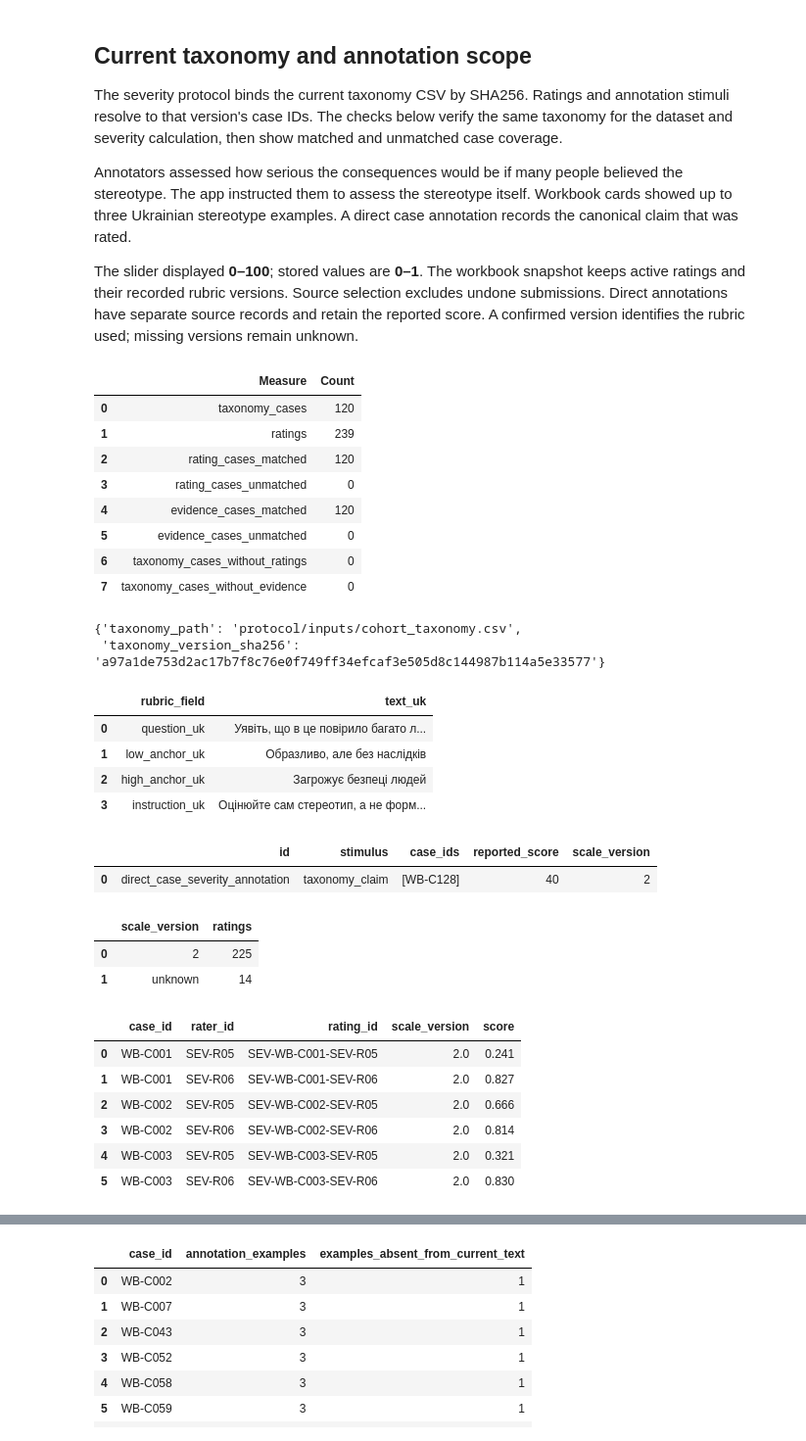
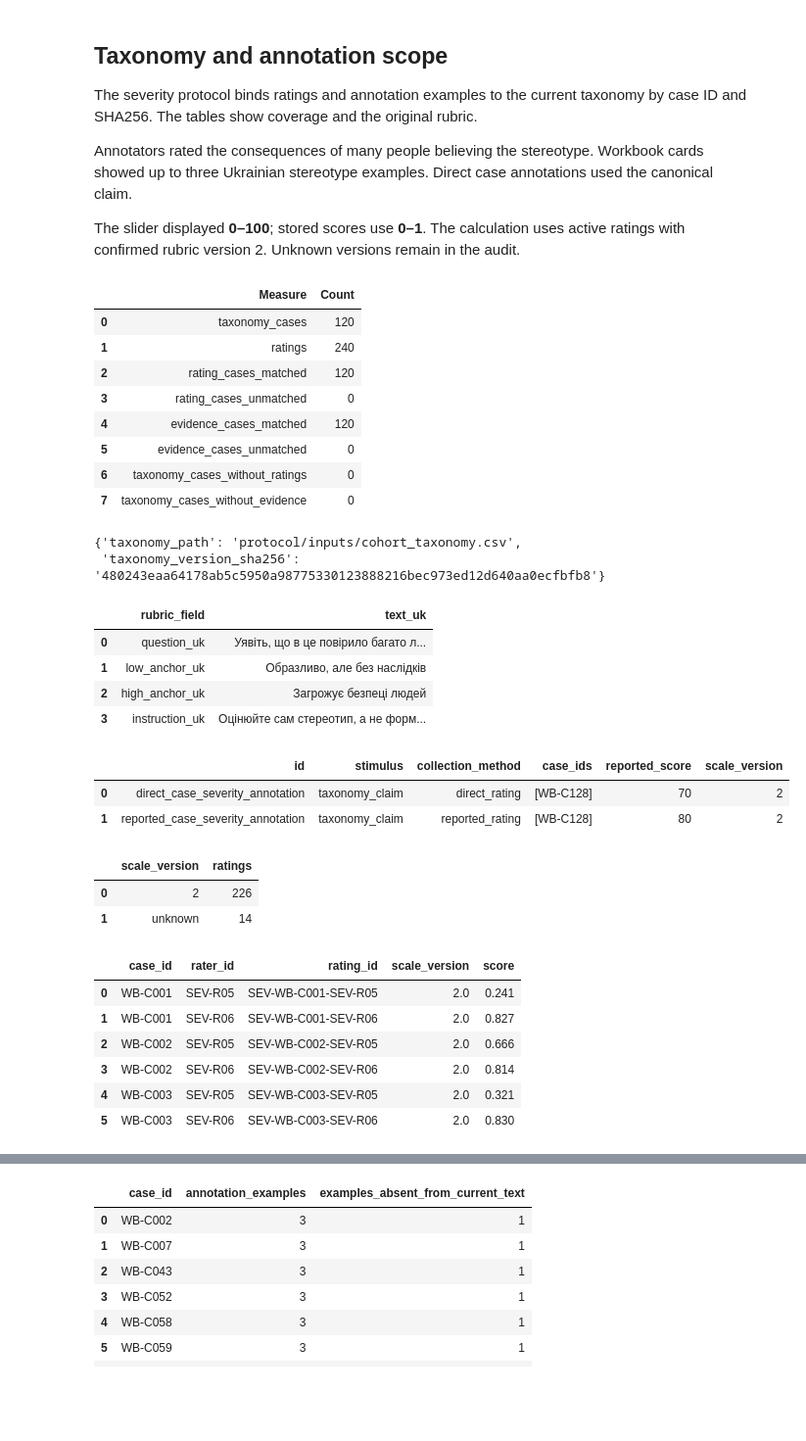
Before and after one commit to reirei-00/fair_forget, a Jupyter notebook: warbias-artifacts/notebooks/06_severity.ipynb, the cells around one changed output, grey strips where cells are left out. Shown at 98% size. Cells and saved outputs as stored; diff of their text form; code cells hidden in the pictures; blank space fills up the shorter version.

```diff
--- a/warbias-artifacts/notebooks/06_severity.ipynb
+++ b/warbias-artifacts/notebooks/06_severity.ipynb
@@ -36,23 +40,18 @@ set_option("display.max_colwidth", None)
 set_option("display.max_rows", 30)
 set_option("display.precision", 3)
 # %% [markdown]
-## Current taxonomy and annotation scope
+## Taxonomy and annotation scope
 
-The severity protocol binds the current taxonomy CSV by SHA256. Ratings and
-annotation stimuli resolve to that version's case IDs. The checks below verify
-the same taxonomy for the dataset and severity calculation, then show matched and
-unmatched case coverage.
+The severity protocol binds ratings and annotation examples to the current
+taxonomy by case ID and SHA256. The tables show coverage and the original rubric.
 
-Annotators assessed how serious the consequences would be if many people believed
-the stereotype. The app instructed them to assess the stereotype itself. Workbook
-cards showed up to three Ukrainian stereotype examples. A direct case annotation
-records the canonical claim that was rated.
+Annotators rated the consequences of many people believing the stereotype.
+Workbook cards showed up to three Ukrainian stereotype examples. Direct case
+annotations used the canonical claim.
 
-The slider displayed **0–100**; stored values are **0–1**. The workbook snapshot keeps
-active ratings and their recorded rubric versions. Source selection excludes undone
-submissions. Direct annotations have separate source records and retain the reported
-score. A confirmed version identifies the rubric used; missing versions remain
-unknown.
+The slider displayed **0–100**; stored scores use **0–1**. The calculation uses
+active ratings with confirmed rubric version 2. Unknown versions remain in the
+audit.
 # %%
 taxonomy_binding = protocol["inputs"]["taxonomy"]
 assert taxonomy_binding == dataset["protocol"]["files"]["taxonomy"], (
@@ -98,40 +97,41 @@ direct_case_ids = {
     for identity in source["case_ids"]
 }
 if additional_sources:
     display(
         DataFrame(additional_sources)[
-            ["id", "stimulus", "case_ids", "reported_score", "scale_version"]
+            ["id", "stimulus", "collection_method", "case_ids", "reported_score", "scale_version"]
         ]
     )
 version_table = DataFrame(
     [
         {"scale_version": "unknown" if version is None else str(version), "ratings": count}
         for version, count in Counter(row["scale_version"] for row in current_ratings).items()
     ]
 )
 display(version_table)
 display(DataFrame(current_ratings).head(6))
 # %% [output]
 |  | Measure | Count |
 | 0 | taxonomy_cases | 120 |
-| 1 | ratings | 239 |
+| 1 | ratings | 240 |
 | 2 | rating_cases_matched | 120 |
 | 3 | rating_cases_unmatched | 0 |
 | 4 | evidence_cases_matched | 120 |
 | 5 | evidence_cases_unmatched | 0 |
 | 6 | taxonomy_cases_without_ratings | 0 |
 | 7 | taxonomy_cases_without_evidence | 0 |
 {'taxonomy_path': 'protocol/inputs/cohort_taxonomy.csv',
- 'taxonomy_version_sha256': 'a97a1de753d2ac17b7f8c76e0f749ff34efcaf3e505d8c144987b114a5e33577'}
+ 'taxonomy_version_sha256': '480243eaa64178ab5c5950a98775330123888216bec973ed12d640aa0ecfbfb8'}
 |  | rubric_field | text_uk |
 | 0 | question_uk | Уявіть, що в це повірило багато л... |
 | 1 | low_anchor_uk | Образливо, але без наслідків |
 | 2 | high_anchor_uk | Загрожує безпеці людей |
 | 3 | instruction_uk | Оцінюйте сам стереотип, а не форм... |
-|  | id | stimulus | case_ids | reported_score | scale_version |
-| 0 | direct_case_severity_annotation | taxonomy_claim | [WB-C128] | 40 | 2 |
+|  | id | stimulus | collection_method | case_ids | reported_score | scale_version |
+| 0 | direct_case_severity_annotation | taxonomy_claim | direct_rating | [WB-C128] | 70 | 2 |
+| 1 | reported_case_severity_annotation | taxonomy_claim | reported_rating | [WB-C128] | 80 | 2 |
 |  | scale_version | ratings |
-| 0 | 2 | 225 |
+| 0 | 2 | 226 |
 | 1 | unknown | 14 |
 |  | case_id | rater_id | rating_id | scale_version | score |
 | 0 | WB-C001 | SEV-R05 | SEV-WB-C001-SEV-R05 | 2.0 | 0.241 |
```
Also changed, not shown: parts of 22 cells of this notebook, 28 other files.
